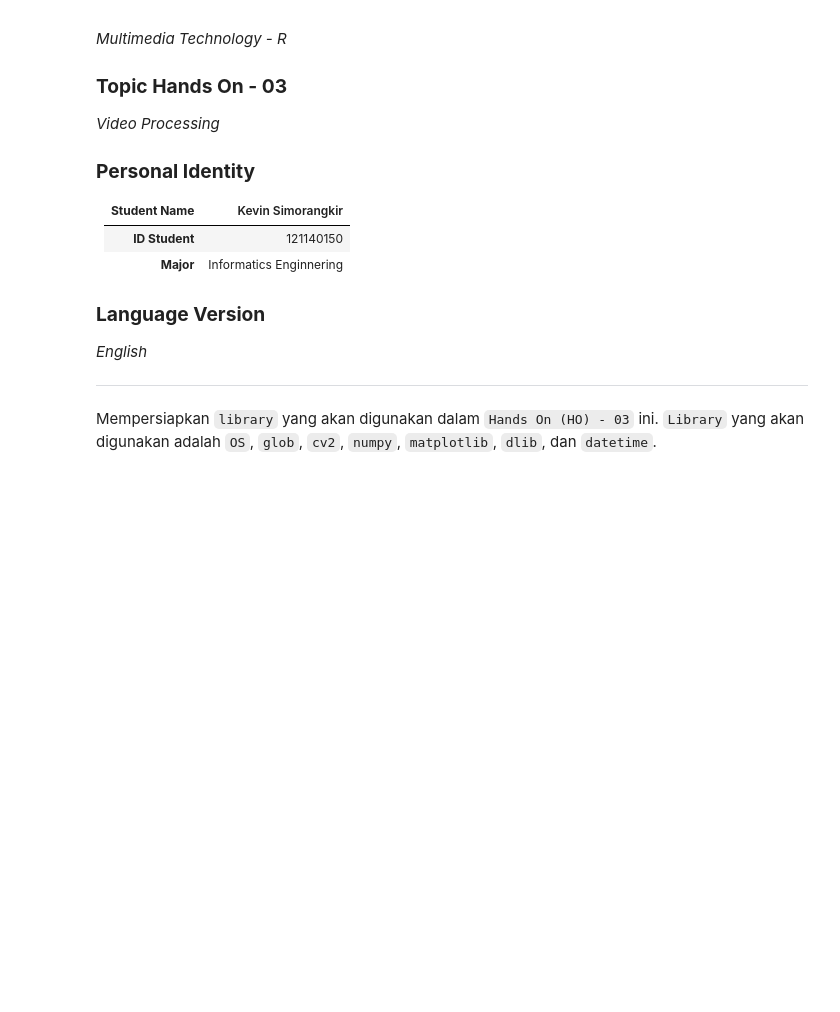
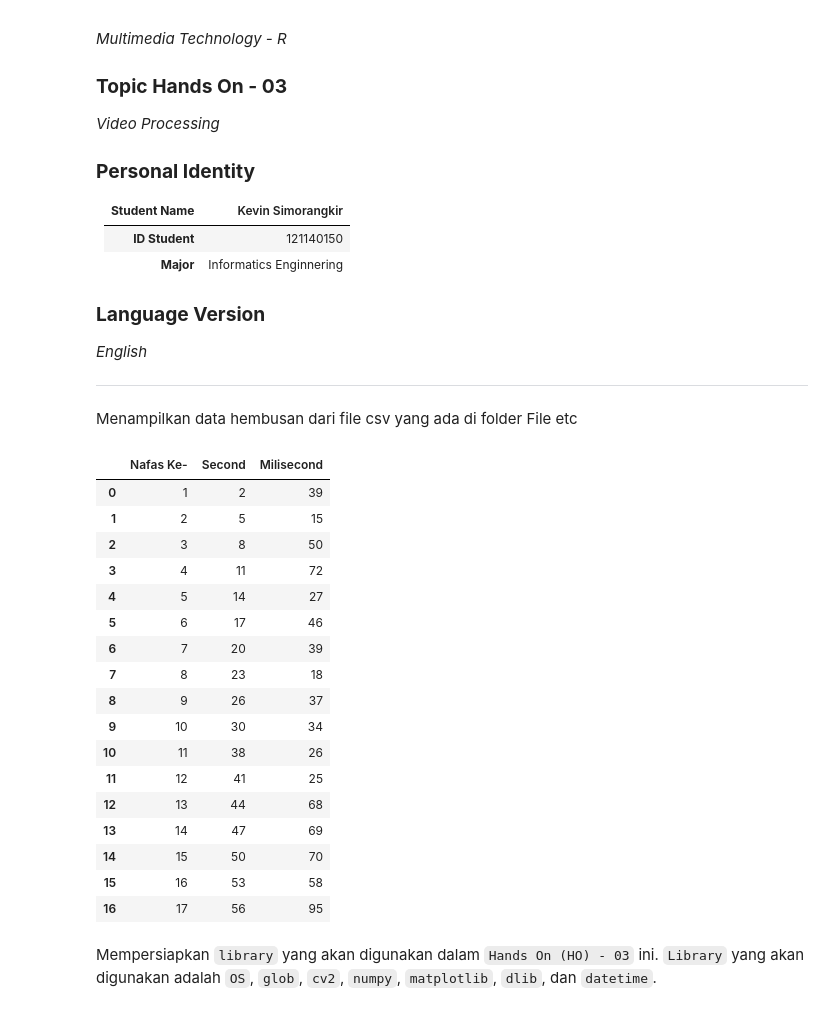
Before and after one commit to kevinsimorangkir21/Digital-Signal-Processing, a Jupyter notebook: 121140150_HO 3.ipynb, the cells around one changed output. Drawn from its saved outputs; the diff is of its cells as text; code cells hidden in the pictures; blank space fills up the shorter version.

```diff
--- a/121140150_HO 3.ipynb
+++ b/121140150_HO 3.ipynb
@@ -18,6 +18,45 @@ _Video Processing_
 ### **Language Version**
 _English_
 ___
+# %% [markdown]
+Menampilkan data hembusan dari file csv yang ada di folder File etc
+# %%
+import pandas as pd
+import os
+from IPython.display import display
+
+# Load the CSV file
+csv_path = os.path.join(os.getcwd(), 'File etc' , 'Data Hembusan.csv')
+if os.path.exists(csv_path):
+    data_hembusan = pd.read_csv(csv_path)
+
+    # Split the single column into multiple columns
+    data_hembusan[['Nafas Ke-', 'Second', 'Milisecond']] = data_hembusan['Nafas Ke-;Second;Milisecond'].str.split(';', expand=True)
+    data_hembusan.drop(columns=['Nafas Ke-;Second;Milisecond'], inplace=True)
+
+    # Display the dataframe
+    display(data_hembusan)
+else:
+    print(f"File not found: {csv_path}")
+# %% [output]
+|  | Nafas Ke- | Second | Milisecond |
+| 0 | 1 | 2 | 39 |
+| 1 | 2 | 5 | 15 |
+| 2 | 3 | 8 | 50 |
+| 3 | 4 | 11 | 72 |
+| 4 | 5 | 14 | 27 |
+| 5 | 6 | 17 | 46 |
+| 6 | 7 | 20 | 39 |
+| 7 | 8 | 23 | 18 |
+| 8 | 9 | 26 | 37 |
+| 9 | 10 | 30 | 34 |
+| 10 | 11 | 38 | 26 |
+| 11 | 12 | 41 | 25 |
+| 12 | 13 | 44 | 68 |
+| 13 | 14 | 47 | 69 |
+| 14 | 15 | 50 | 70 |
+| 15 | 16 | 53 | 58 |
+| 16 | 17 | 56 | 95 |
 # %% [markdown]
 Mempersiapkan `library` yang akan digunakan dalam `Hands On (HO) - 03` ini. `Library` yang akan digunakan adalah `OS`, `glob`, `cv2`, `numpy`, `matplotlib`, `dlib`, dan `datetime`.
 # %%
```
Also changed, not shown: parts of 1 cell of this notebook, 1 other file.
